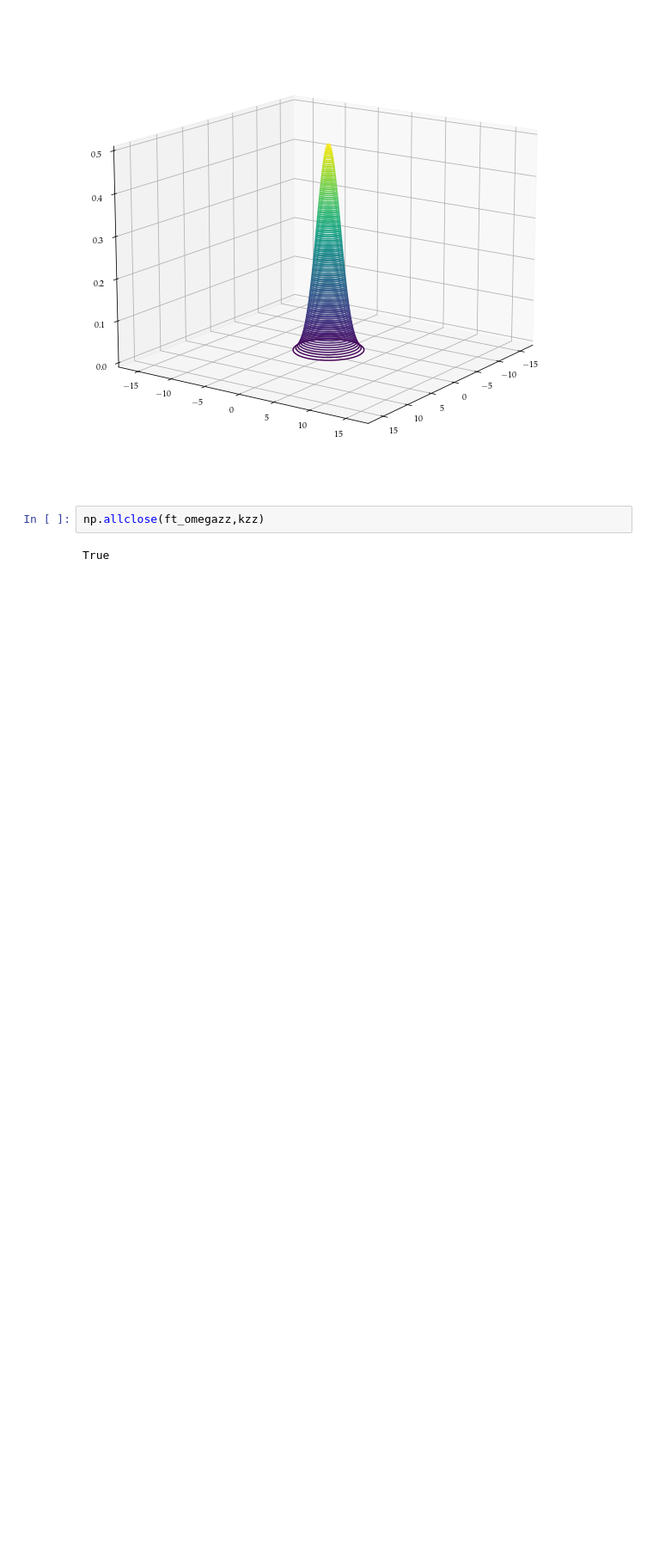
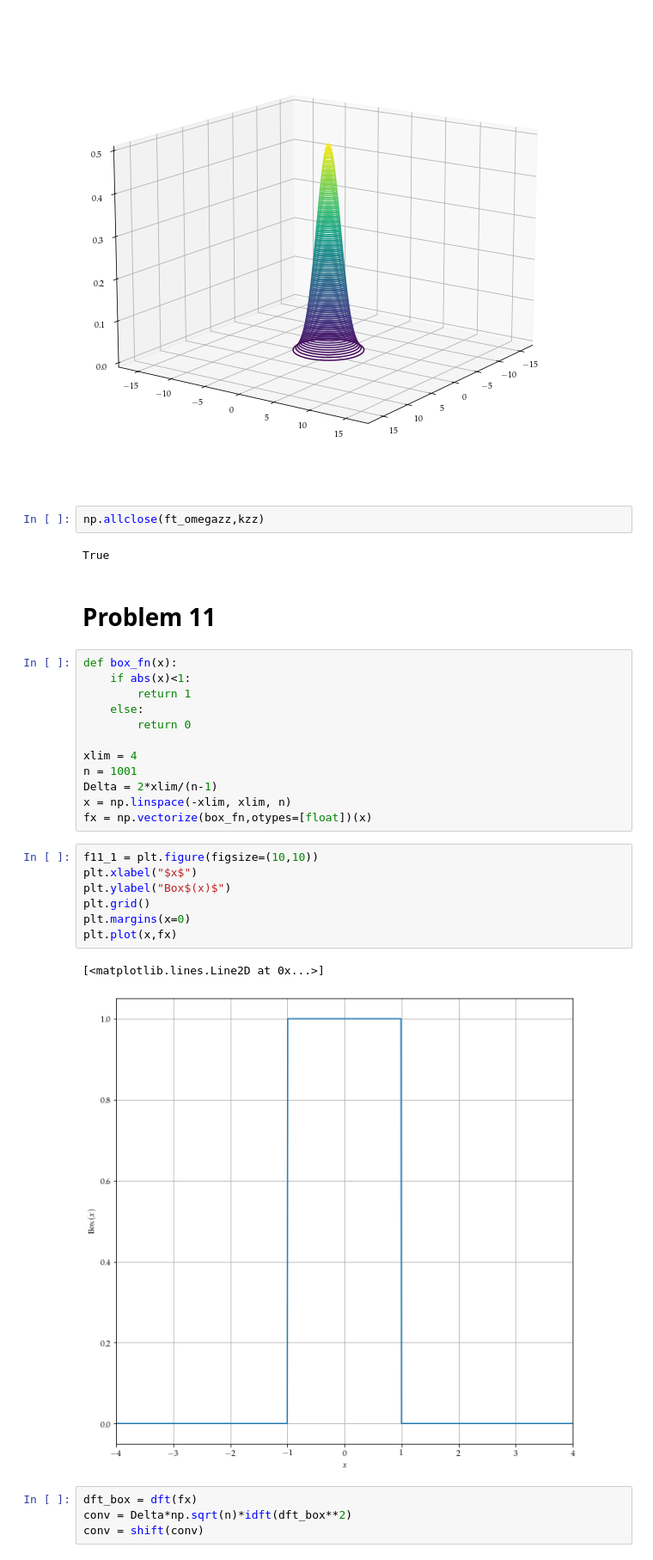
Before and after one commit to oven8/Computational-Physics-2024, a Jupyter notebook: Assignment 3/Sambit-Computational-Physics-A3.ipynb, the cells around one changed output. Shown at 86% size. Drawn from its saved outputs; the diff is of its cells as text; blank space fills up the shorter version.

```diff
--- a/Assignment 3/Sambit-Computational-Physics-A3.ipynb
+++ b/Assignment 3/Sambit-Computational-Physics-A3.ipynb
@@ -95,3 +199,31 @@ plt.show()
 np.allclose(ft_omegazz,kzz)
 # %% [output]
 True
+# %% [markdown]
+# Problem 11
+# %%
+def box_fn(x):
+    if abs(x)<1:
+        return 1
+    else:
+        return 0
+
+xlim = 4
+n = 1001
+Delta = 2*xlim/(n-1)
+x = np.linspace(-xlim, xlim, n)
+fx = np.vectorize(box_fn,otypes=[float])(x)
+# %%
+f11_1 = plt.figure(figsize=(10,10))
+plt.xlabel("$x$")
+plt.ylabel("Box$(x)$")
+plt.grid()
+plt.margins(x=0)
+plt.plot(x,fx)
+# %% [output]
+[<matplotlib.lines.Line2D at 0x...>]
+[figure, added]
+# %%
+dft_box = dft(fx)
+conv = Delta*np.sqrt(n)*idft(dft_box**2)
+conv = shift(conv)
```
Also changed, not shown: parts of 25 cells of this notebook, 1 other file.
